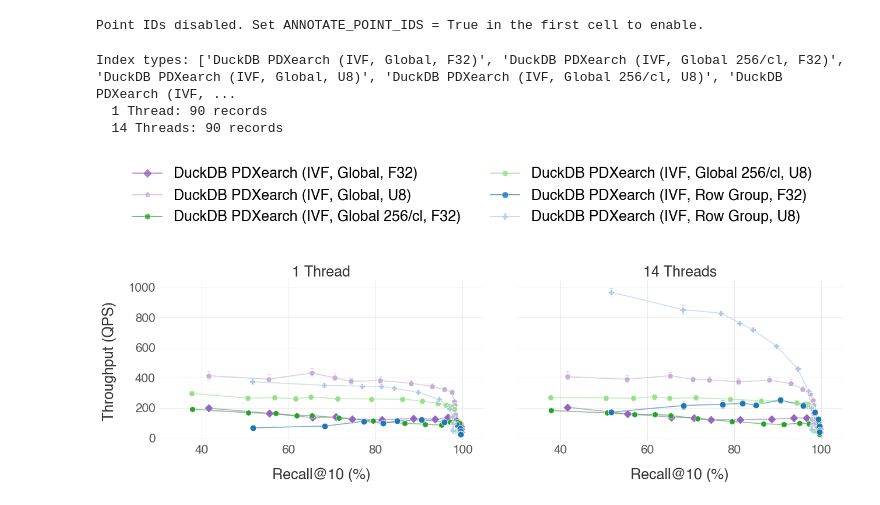
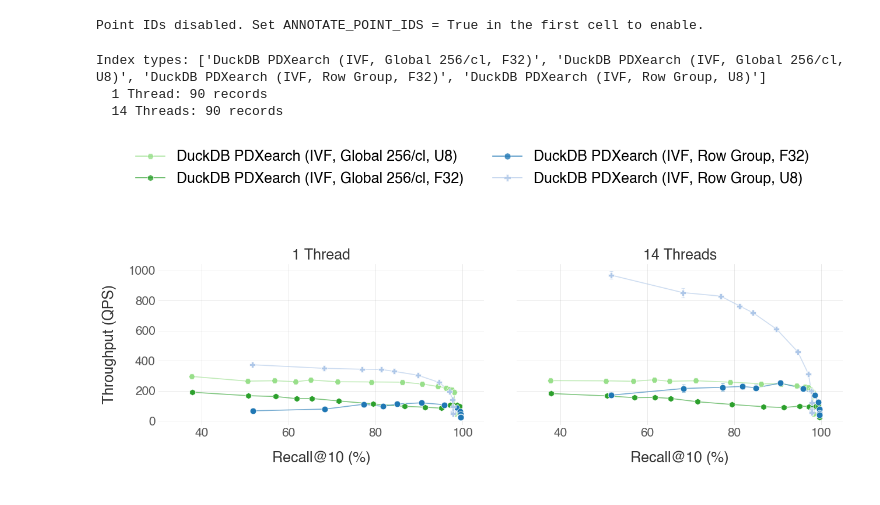
Before and after one commit to Noorts/vss-benchmarks, a Jupyter notebook: analysis/index_search_cohere6m_blob.ipynb, the cells around one changed output. Drawn from its saved outputs; the diff is of its cells as text; code cells hidden in the pictures.

Commit message:
feat: hide normal global performance in Cohere6M non-filtered plot

```diff
--- a/analysis/index_search_cohere6m_blob.ipynb
+++ b/analysis/index_search_cohere6m_blob.ipynb
@@ -28,6 +28,9 @@ from common import (
 # Toggle to show/hide point ID annotations on scatter plots.
 ANNOTATE_POINT_IDS = False
 
+# Toggle to show/hide the normal Global IVF systems (not the 256/cl variants).
+SHOW_NORMAL_GLOBAL = False
+
 # ---------------------------------------------------------------------------
 # Global IVF approach split: distinguish "pgvector recommendation" (commit
 # cbed8a5, lists=sqrt(n)) from "256 embeddings/cluster" (commit 9b47764,
@@ -52,6 +55,13 @@ for idx in _BASE_INDEX_ORDER:
         INDEX_ORDER.append(_GLOBAL_256_F32)
     elif idx == "DuckDB PDXearch (IVF, Global, U8)":
         INDEX_ORDER.append(_GLOBAL_256_U8)
+
+if not SHOW_NORMAL_GLOBAL:
+    _NORMAL_GLOBAL = {
+        "DuckDB PDXearch (IVF, Global, F32)",
+        "DuckDB PDXearch (IVF, Global, U8)",
+    }
+    INDEX_ORDER = [idx for idx in INDEX_ORDER if idx not in _NORMAL_GLOBAL]
 
 index_colors = dict(_base_index_colors)
 index_colors[_GLOBAL_256_F32] = _cmap(4)
@@ -246,33 +256,36 @@ for col_idx, (col_title, _) in enumerate(thread_groups):
 
     ax.set_xticks([i / 5 for i in range(6)])
     ax.set_xlim(0.30, 1.05)
     ax.xaxis.set_major_formatter(plt.FuncFormatter(lambda x, _: f"{x * 100:.0f}"))
 
     ax.tick_params(axis='both', colors=TICK_FONTS_COLOR, length=0)
     ax.tick_params(axis='x', labelsize=TICK_FONTSIZE)
     ax.tick_params(axis='y', labelsize=TICK_FONTSIZE)
 
 # Legend
 legend_handles = []
 for index_type in all_index_types:
     color = index_colors.get(index_type, "#808080")
     marker = index_markers.get(index_type, "o")
     legend_handles.append(Line2D([0], [0], color=color, marker=marker, linestyle='-',
                                   markersize=8, markeredgecolor='white', markeredgewidth=0.5,
                                   linewidth=1.2, alpha=0.8, label=index_type))
 # Reorder legend
-(legend_handles[1], legend_handles[2]) = (legend_handles[2], legend_handles[1])
+if SHOW_NORMAL_GLOBAL:
+    (legend_handles[1], legend_handles[2]) = (legend_handles[2], legend_handles[1])
+else:
+    (legend_handles[1], legend_handles[0]) = (legend_handles[0], legend_handles[1])
 
 fig.legend(handles=legend_handles, loc="upper center",
            ncol=math.ceil(len(all_index_types) / 3),
            frameon=False, fontsize=LABEL_FONTSIZE, bbox_to_anchor=(0.5, 1.08))
 
 fig.tight_layout(rect=[0, 0.03, 1, 0.76])
 fig.subplots_adjust(wspace=0.10)
 save_fig("index_search_cohere6m_blob")
 plt.show()
 # %% [output]
-Index types: ['DuckDB PDXearch (IVF, Global, F32)', 'DuckDB PDXearch (IVF, Global 256/cl, F32)', 'DuckDB PDXearch (IVF, Global, U8)', 'DuckDB PDXearch (IVF, Global 256/cl, U8)', 'DuckDB PDXearch (IVF, ...
+Index types: ['DuckDB PDXearch (IVF, Global 256/cl, F32)', 'DuckDB PDXearch (IVF, Global 256/cl, U8)', 'DuckDB PDXearch (IVF, Row Group, F32)', 'DuckDB PDXearch (IVF, Row Group, U8)']
   1 Thread: 90 records
   14 Threads: 90 records
-[figure, old version]
+[figure, new version]
```
